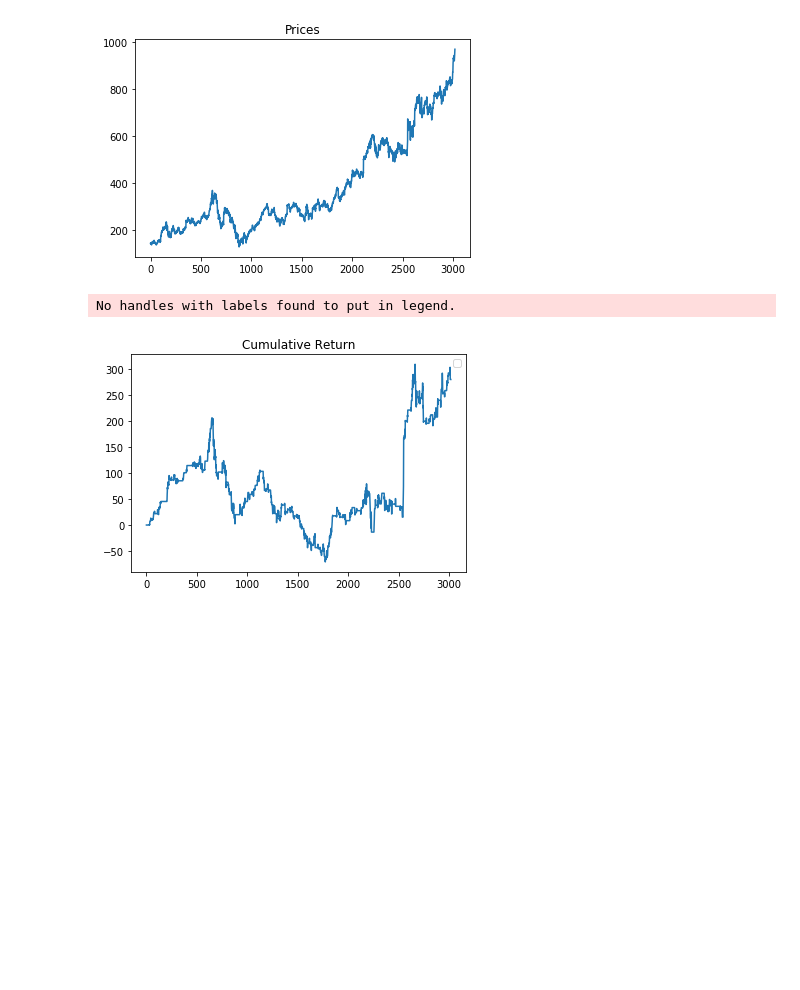
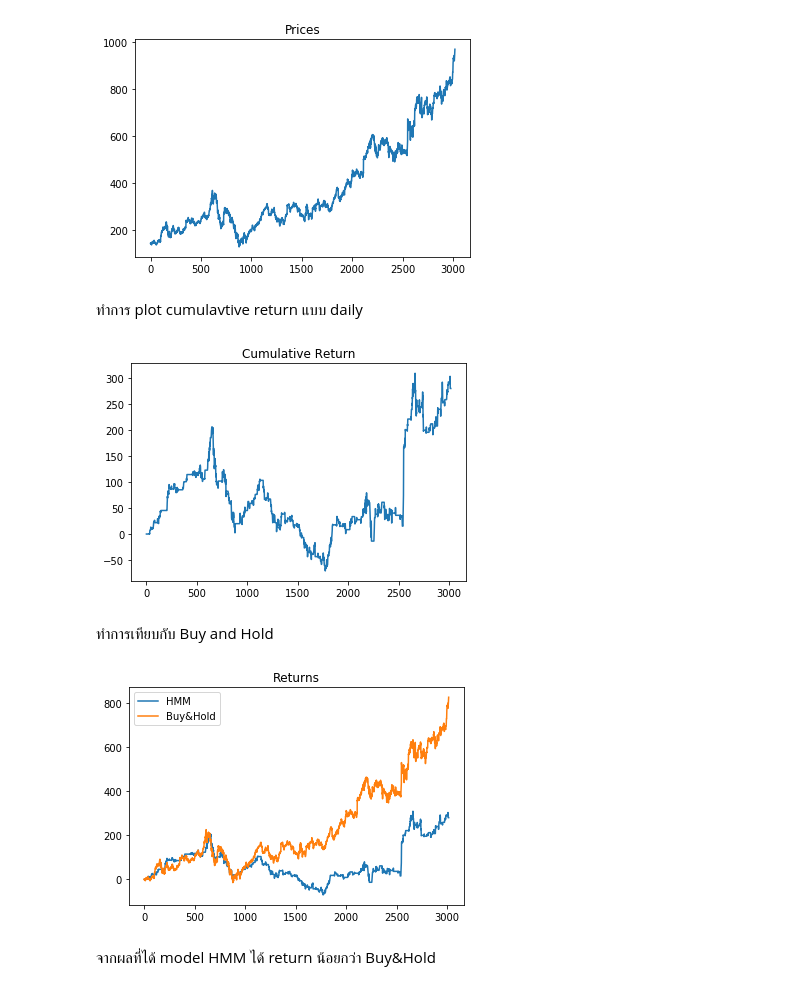
Before and after one commit to sarachmax/ComFinProject, a Jupyter notebook: hmmProject/HMM Prediction.ipynb, the cells around one changed output. Cells and saved outputs as stored; diff of their text form; code cells hidden in the pictures; blank space fills up the shorter version.

```diff
--- a/hmmProject/HMM Prediction.ipynb
+++ b/hmmProject/HMM Prediction.ipynb
@@ -62,11 +66,24 @@ plt.plot(price)
 plt.show()
 # %% [output]
 [figure]
+# %% [markdown]
+ทำการ plot cumulavtive return แบบ daily
 # %%
 plt.title("Cumulative Return")
 plt.plot(profit)
-plt.legend()
 plt.show()
 # %% [output]
-No handles with labels found to put in legend.
 [figure]
+# %% [markdown]
+ทำการเทียบกับ Buy and Hold
+# %%
+buy_hold = price - price[0]
+plt.title("Returns")
+plt.plot(profit, label="HMM")
+plt.plot(buy_hold, label="Buy&Hold")
+plt.legend()
+plt.show()
+# %% [output]
+[figure, added]
+# %% [markdown]
+จากผลที่ได้ model HMM ได้ return น้อยกว่า Buy&Hold
```
Also changed, not shown: parts of 4 cells of this notebook, 4 other files.
